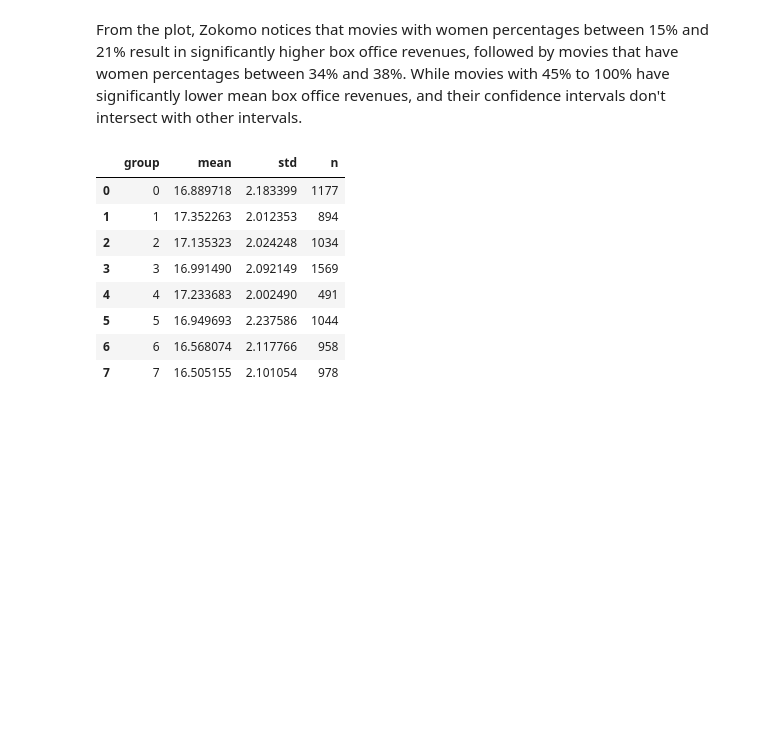
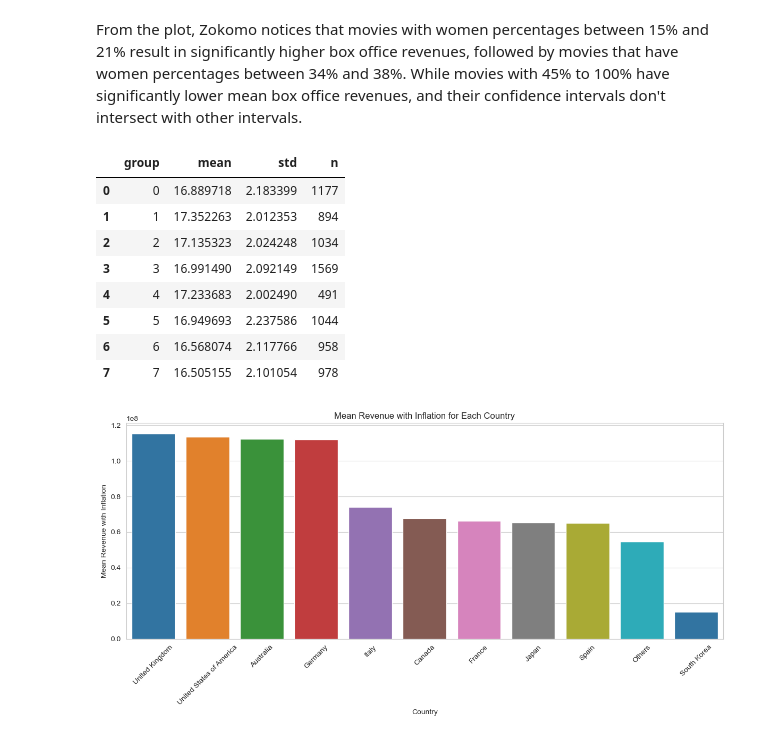
Before and after one commit to Ousso11/ADAFlix, a Jupyter notebook: graphs_for_story.ipynb, the cells around one changed output. Drawn from its saved outputs; the diff is of its cells as text; code cells hidden in the pictures; blank space fills up the shorter version.

```diff
--- a/graphs_for_story.ipynb
+++ b/graphs_for_story.ipynb
@@ -623,3 +624,68 @@ fig.write_html("assets/plots/women_revenue.html")
 
 # The fig.show() command is used to display the plot in an interactive Python environment such as Jupyter Notebook
 fig.show()
+# %%
+path = "csv_for_story/countries_df_grouped_jerry.csv"
+movie_countries_df_grouped = pd.read_csv(path)
+# %%
+# Set a threshold count for the number of movies in a country
+threshold = 80
+
+# Select countries with a count greater than the threshold
+top_movie_countries_df = movie_countries_df_grouped[movie_countries_df_grouped["count"] > threshold]
+
+# Select countries with a count less than or equal to the threshold
+other_movie_country = movie_countries_df_grouped[movie_countries_df_grouped["count"] <= threshold]
+
+# Calculate the average revenue and log revenue of countries not in the list
+others_revenue_inflation = (np.sum(other_movie_country['Revenue with inflation'] * other_movie_country['count'])) / other_movie_country['count'].sum()
+others_revenue_log = (np.sum(other_movie_country['log_revenues'] * other_movie_country['count'])) / other_movie_country['count'].sum()
+
+# Calculate the counts of countries not in the list
+others_count = other_movie_country['count'].sum()
+
+# Create a new row for 'Others' with the calculated average revenues
+others_row = pd.DataFrame({
+    'Country': ['Others'],
+    'count': [others_count],
+    'Revenue with inflation': [others_revenue_inflation],
+    'log_revenues': [others_revenue_log]
+})
+
+# Concatenate the new row to the existing DataFrame
+movie_countries_categories = pd.concat([top_movie_countries_df, others_row], ignore_index=True)
+
+# Sort the DataFrame by 'Revenue with inflation' in descending order
+movie_countries_categories_sorted = movie_countries_categories.sort_values('Revenue with inflation', ascending=False)
+
+# Set up a multi-plot grid for two plots
+#fig, (ax1, ax2) = plt.subplots(1, 2, figsize=(18, 6))
+fig, ax1 = plt.subplots(1, 1, figsize=(12, 6))
+
+# Use different colors for each plot
+colors = plt.cm.tab10.colors
+
+# Create a bar plot for 'Revenue with inflation'
+sns.barplot(x='Country', y='Revenue with inflation', data=movie_countries_categories_sorted, palette=colors, ax=ax1)
+ax1.set_title('Mean Revenue with Inflation for Each Country')
+ax1.set_xlabel('Country')
+ax1.set_ylabel('Mean Revenue with Inflation')
+ax1.tick_params(axis='x', rotation=45)
+
+# Sort the DataFrame by 'log_revenues' in descending order
+#movie_countries_categories_sorted = movie_countries_categories.sort_values('log_revenues', ascending=False)
+
+# Create a bar plot for 'log_revenues'
+'''sns.barplot(x='Country', y='log_revenues', data=movie_countries_categories_sorted, palette=colors, ax=ax2)
+ax2.set_title('Mean Log Revenues for Each Country')
+ax2.set_xlabel('Country')
+ax2.set_ylabel('Mean Log Revenues')
+ax2.tick_params(axis='x', rotation=45)'''
+
+# Ensure everything fits well in the plot area
+plt.tight_layout()
+
+# Show the plot
+plt.show()
+# %% [output]
+[figure, added]
```
Also changed, not shown: parts of 16 cells of this notebook, 24 other files.
